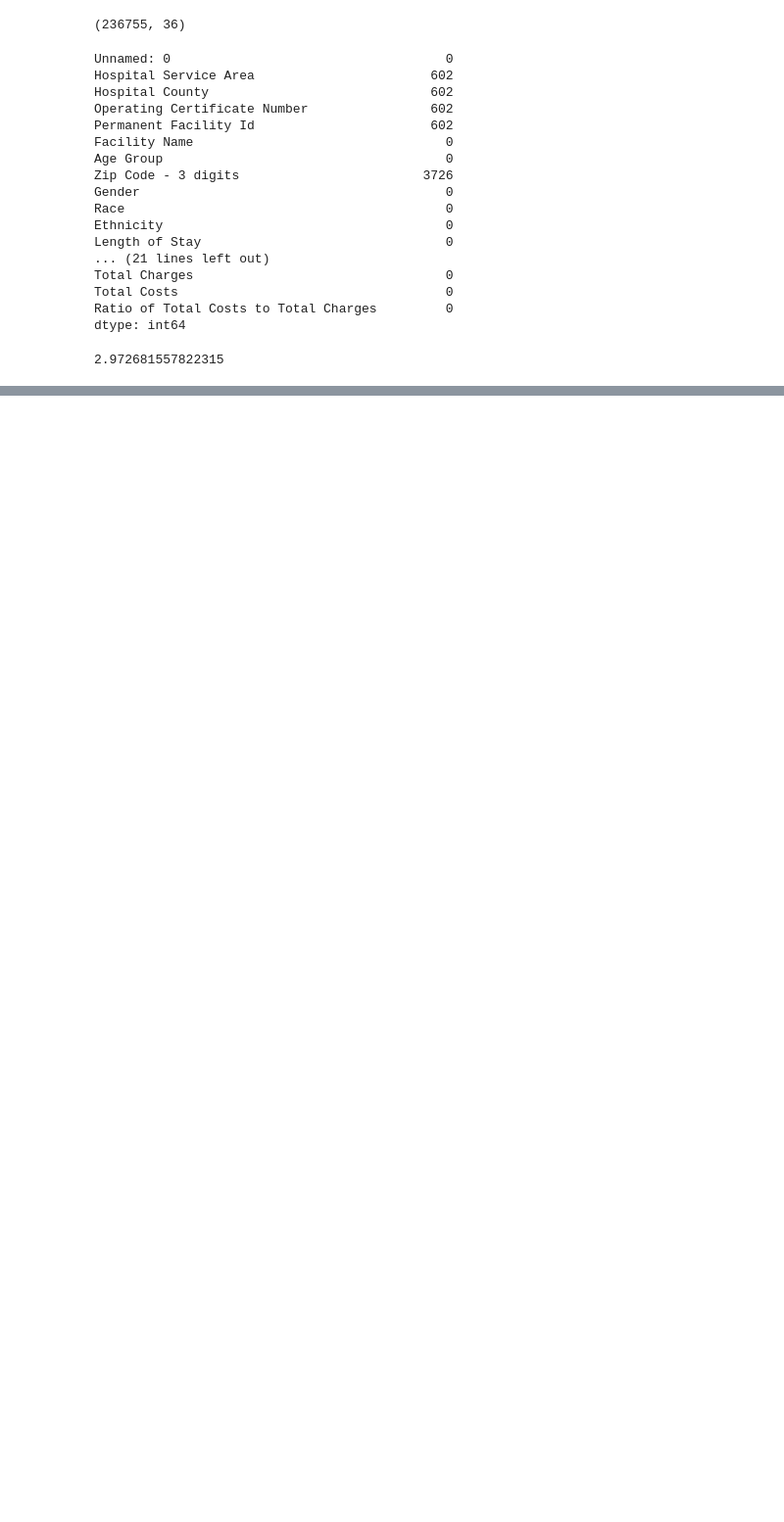
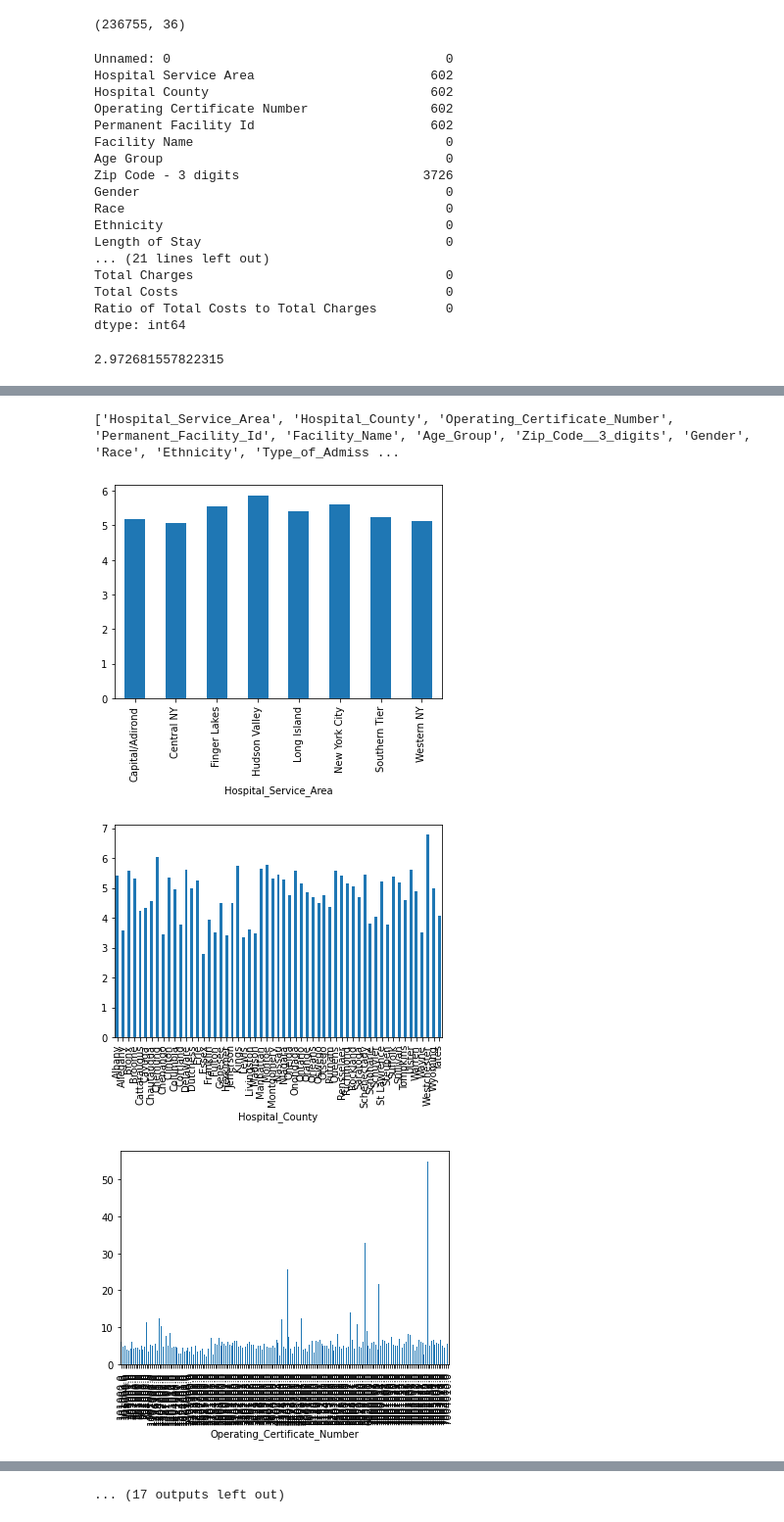
Before and after one commit to KetakiN/Springboard, a Jupyter notebook: Ketaki_NYSDOH_cleaning.ipynb, the cells around one changed output, grey strips where cells are left out. Shown at 98% size. Saved outputs shown, nothing was run; the diff lists cells and outputs as text; code cells hidden in the pictures; blank space fills up the shorter version.

```diff
--- a/Ketaki_NYSDOH_cleaning.ipynb
+++ b/Ketaki_NYSDOH_cleaning.ipynb
@@ -115,0 +212,13 @@ Index(['Unnamed: 0', 'Facility Name', 'Age Group', 'Gender', 'Race',
+# %%
+print(clist)
+# %% [output]
+['Hospital_Service_Area', 'Hospital_County', 'Operating_Certificate_Number', 'Permanent_Facility_Id', 'Facility_Name', 'Age_Group', 'Zip_Code__3_digits', 'Gender', 'Race', 'Ethnicity', 'Type_of_Admiss ...
+# %%
+#plot categorical variables against length_of_stay
+for x in clist:
+    df.groupby(x).Length_of_Stay.mean().plot(kind='bar')
+    plt.show()
+# %% [output]
+[figure, added]
+[figure, added]
+[figure, added]
@@ -115,0 +234 @@ Index(['Unnamed: 0', 'Facility Name', 'Age Group', 'Gender', 'Race',
+... (17 outputs left out)
```
Also changed, not shown: parts of 40 cells of this notebook.
